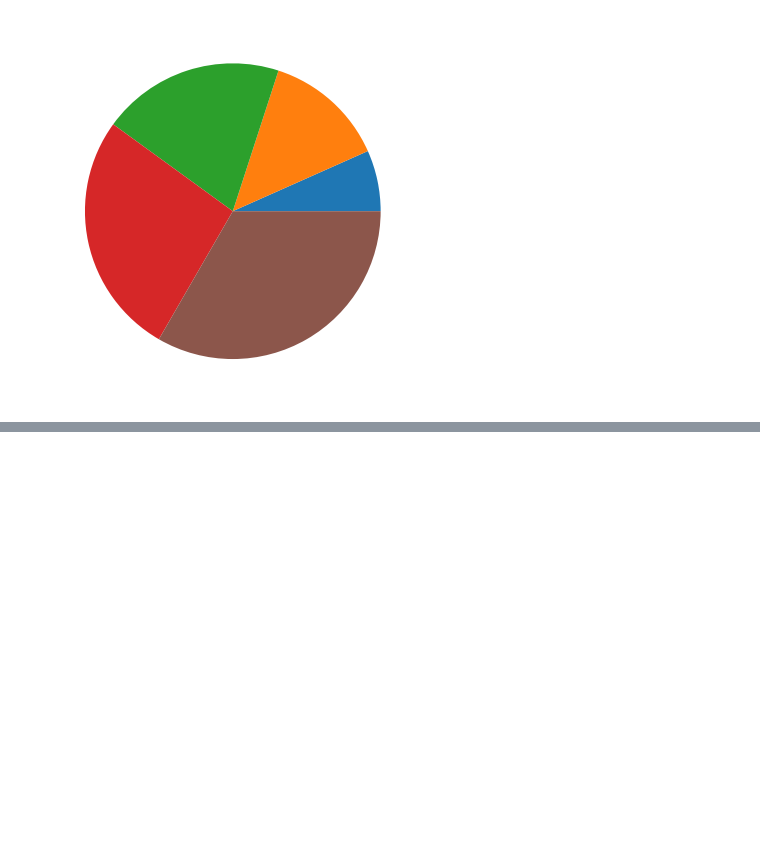
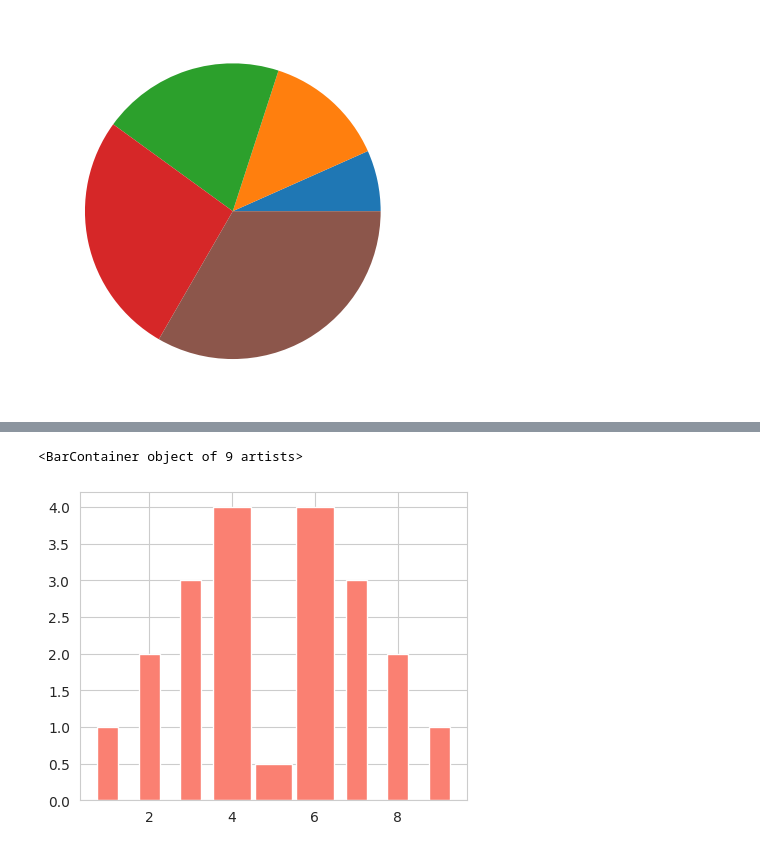
Before and after one commit to venkat56vanaparthi/data_science, a Jupyter notebook: data_visualization.ipynb, the cells around one changed output, grey strips where cells are left out. Drawn from its saved outputs; the diff is of its cells as text; code cells hidden in the pictures; blank space fills up the shorter version.

```diff
--- a/data_visualization.ipynb
+++ b/data_visualization.ipynb
@@ -292,0 +309,8 @@ ax2.plot(x, y)
+# %%
+wide = [0.5, 0.5, 0.5, 0.9, 0.9, 0.9, 0.5, 0.5, 0.5]
+color = ['salmon']
+
+plt.bar(x, y, width=wide, color=color, align='center')
+# %% [output]
+<BarContainer object of 9 artists>
+[figure, added]
```
Also changed, not shown: parts of 15 cells of this notebook.
